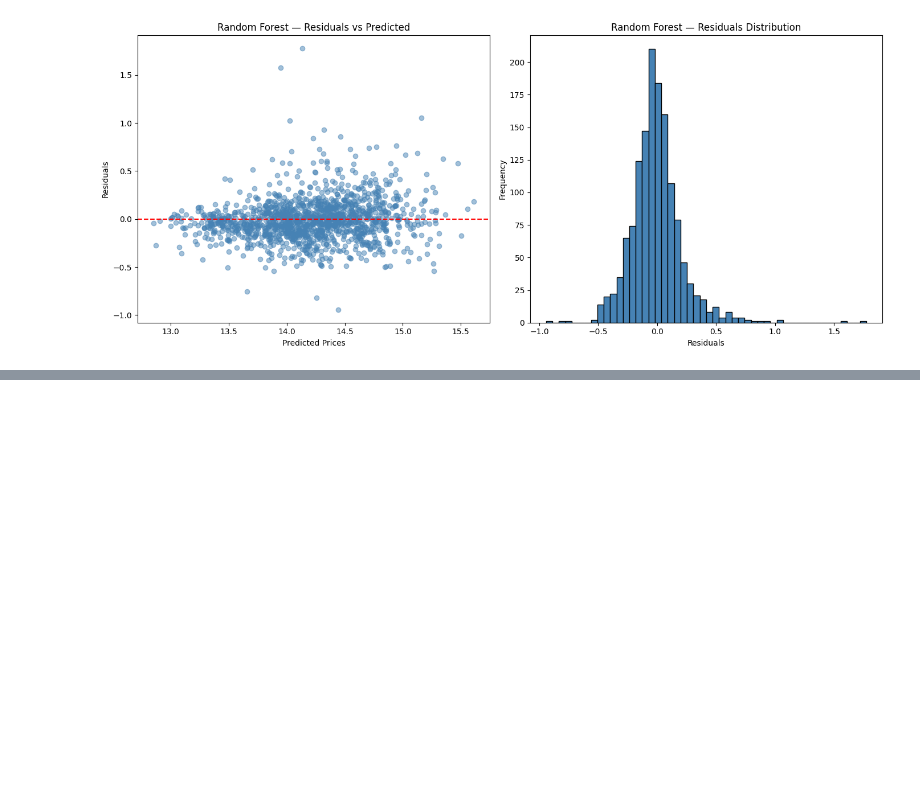
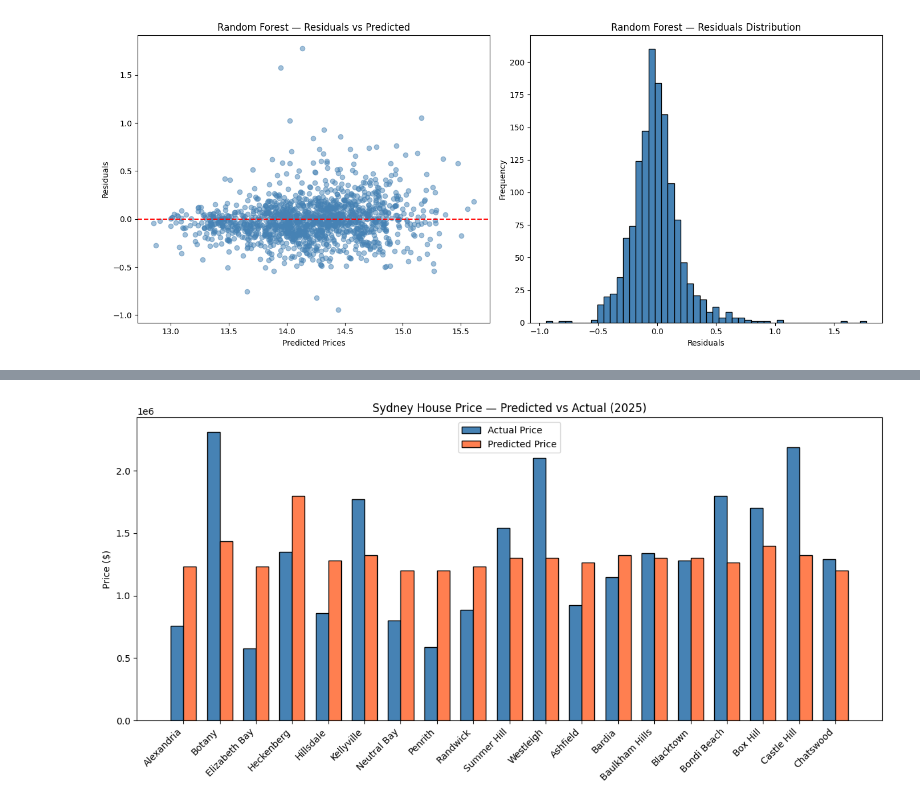
Before and after one commit to atharvakatkar/Sydney-House-Price-Predictor, a Jupyter notebook: notebooks/house_price_predictions.ipynb, the cells around one changed output, grey strips where cells are left out. Cells and saved outputs as stored; diff of their text form; code cells hidden in the pictures; blank space fills up the shorter version.

Commit message:
feat: add real world validation against 2025 Sydney property data

```diff
--- a/notebooks/house_price_predictions.ipynb
+++ b/notebooks/house_price_predictions.ipynb
@@ -1168,3 +1168,10 @@ plt.tight_layout()
 plt.show()
 # %% [output]
 [figure]
+# %%
+# LOAD SCRAPED VALIDATION DATA
+validation_df = pd.read_csv("data/validation/real_world_validation.csv")
+
+print("Raw validation data:")
+print(validation_df.head(10))
+print("\nShape:", validation_df.shape)
@@ -1170,0 +1283,17 @@ plt.show()
+# %%
+# PREDICT AND COMPARE AGAINST REAL PRICES
+log_predictions = model.predict(X_validation)
+predicted_prices = np.expm1(log_predictions)
+
+# Build comparison dataframe
+comparison_df = pd.DataFrame({
+    "Suburb": validation_df["suburb"],
+    "Actual Price": validation_df["price"].values,
+    "Predicted Price": predicted_prices.round(0),
+    "Difference ($)": (predicted_prices - validation_df["price"].values).round(0),
+    "Difference (%)": ((predicted_prices - validation_df["price"].values) / validation_df["price"].values * 100).round(1)
+})
+
+print(comparison_df.to_string(index=False))
+print(f"\nMean Absolute Error: ${np.mean(np.abs(comparison_df['Difference ($)'])):,.0f}")
+print(f"Mean % Error: {np.mean(np.abs(comparison_df['Difference (%)'])):.1f}%")
@@ -1170,0 +1318,17 @@ plt.show()
+# %%
+# VISUALISE PREDICTED VS ACTUAL
+plt.figure(figsize=(12, 6))
+x = range(len(comparison_df))
+width = 0.35
+
+plt.bar([i - width/2 for i in x], comparison_df["Actual Price"], width, label="Actual Price", color="steelblue", edgecolor="black")
+plt.bar([i + width/2 for i in x], comparison_df["Predicted Price"], width, label="Predicted Price", color="coral", edgecolor="black")
+
+plt.xticks(x, comparison_df["Suburb"], rotation=45, ha="right")
+plt.ylabel("Price ($)")
+plt.title("Sydney House Price — Predicted vs Actual (2025)")
+plt.legend()
+plt.tight_layout()
+plt.show()
+# %% [output]
+[figure, added]
```
Also changed, not shown: parts of 7 cells of this notebook, 4 other files.
